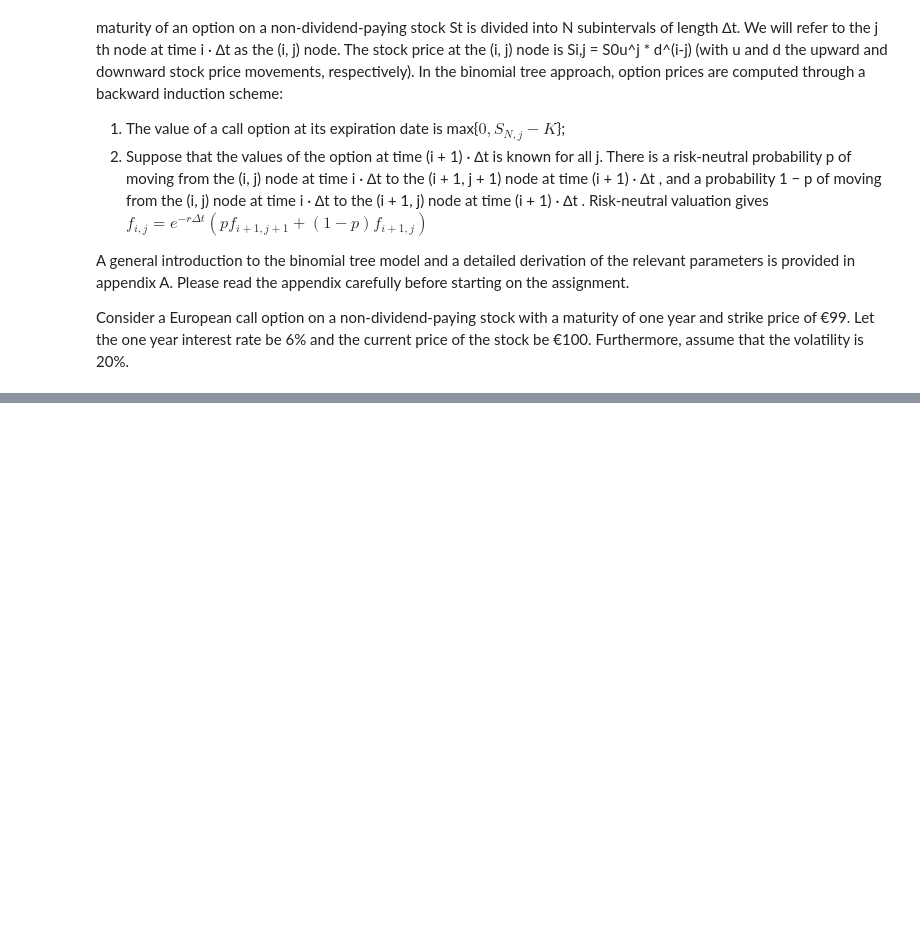
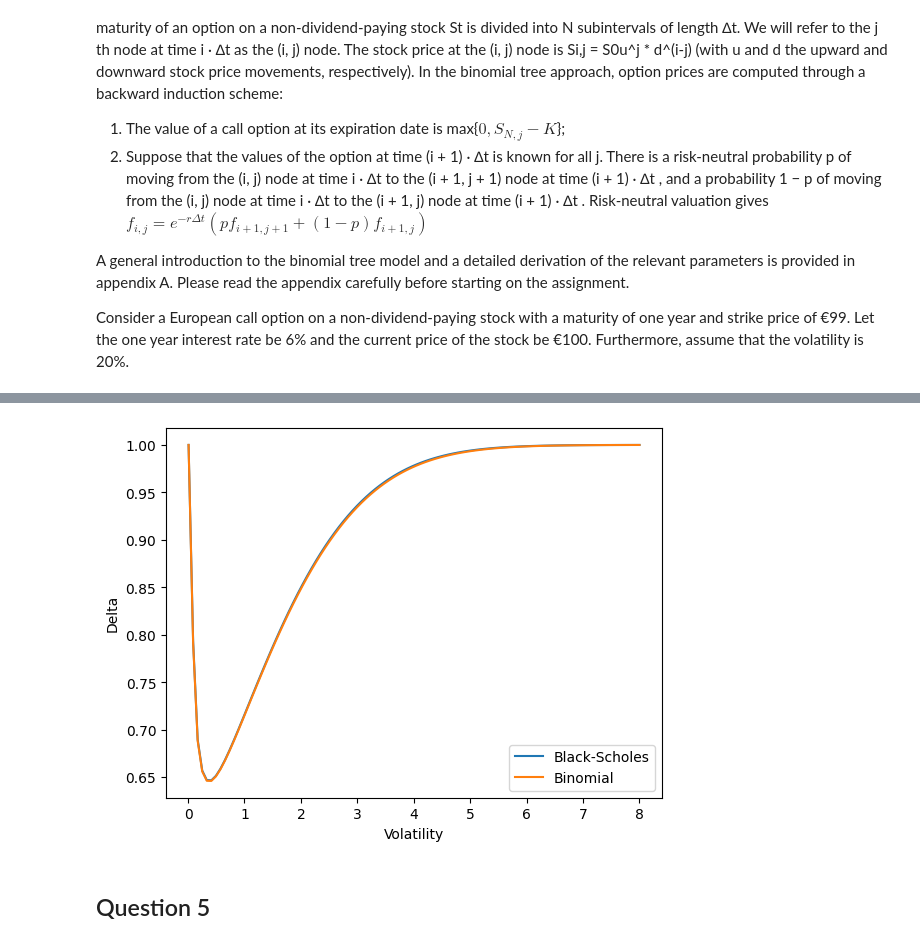
Before and after one commit to ThomasTenDamme/Comp_Finance_Group_16, a Jupyter notebook: Assignment 1/Part 2.ipynb, the cells around one changed output, grey strips where cells are left out. Drawn from its saved outputs; the diff is of its cells as text; code cells hidden in the pictures; blank space fills up the shorter version.

```diff
--- a/Assignment 1/Part 2.ipynb
+++ b/Assignment 1/Part 2.ipynb
@@ -89,0 +198,20 @@ for n in N:
+# %%
+# Test on small example
+sigma = 0.1
+S = 80
+T = 1
+N = 2
+
+K = 85
+r = 0.1
+
+tree = buildTree(S, sigma, T, N)
+print(f"Tree:\n {tree}\n")
+option_tree = valueOptionMatrix(tree, sigma, T, N, r, K)
+print(f"Option Tree:\n {option_tree}\n")
+
+delta_bs = delta_black_scholes(S, T, r, K, sigma)
+delta_bin = delta_binomial(S, T, r, K, sigma, N)
+
+print(f"Delta Black-Scholes: {delta_bs:.2f}")
+print(f"Delta Binomial: {delta_bin:.2f}")
@@ -89,0 +231,31 @@ for n in N:
+# %%
+S = 100
+T = 1
+N = 50
+
+K = 99
+r = 0.06
+
+sigma_values = np.linspace(0.01, 8, 100)
+
+delta_bs_values = []
+delta_bin_values = []
+
+for sigma in sigma_values:
+    delta_bs = delta_black_scholes(S, T, r, K, sigma)
+    delta_bin = delta_binomial(S, T, r, K, sigma, N)
+
+    delta_bs_values.append(delta_bs)
+    delta_bin_values.append(delta_bin)
+
+# Plot the results
+plt.plot(sigma_values, delta_bs_values, label="Black-Scholes")
+plt.plot(sigma_values, delta_bin_values, label="Binomial")
+plt.xlabel("Volatility")
+plt.ylabel("Delta")
+plt.legend()
+plt.show()
+# %% [output]
+[figure, added]
+# %% [markdown]
+## Question 5
```
Also changed, not shown: parts of 17 cells of this notebook.
